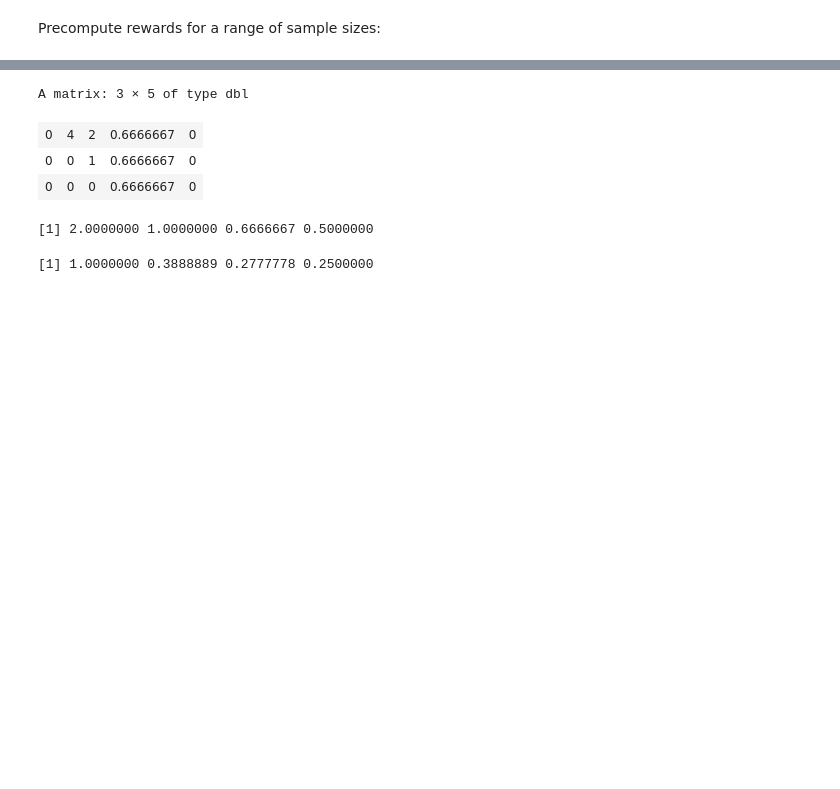
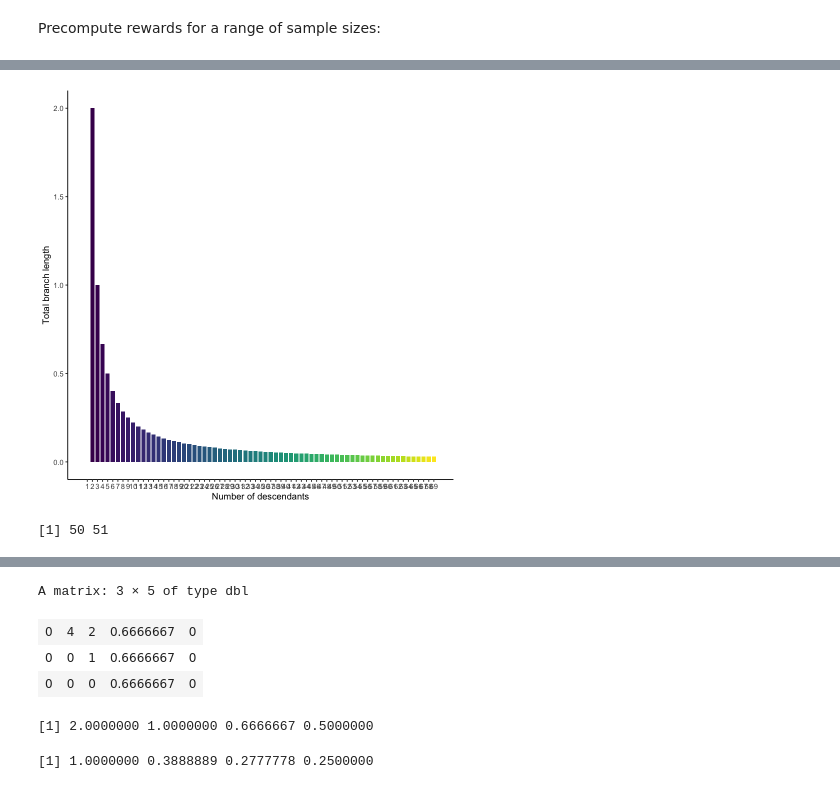
Before and after one commit to munch-group/phase-type-distributions, a Jupyter notebook: notebooks/partitions-R.ipynb, the cells around one changed output, grey strips where cells are left out. Drawn from its saved outputs; the diff is of its cells as text; code cells hidden in the pictures; blank space fills up the shorter version.

```diff
--- a/notebooks/partitions-R.ipynb
+++ b/notebooks/partitions-R.ipynb
@@ -250,0 +308,25 @@ Precompute rewards for a range of sample sizes:
+# %%
+sfs_rewards <- function(graph, sample_size) {
+    name <- paste("coalescent/", sample_size, sep="")
+    h5f <- H5Fopen("block_coal_rewards.h5")
+    if (H5Lexists(h5f, name)) {
+        rewards <- h5read(h5f,
+               name=paste("coalescent/", sample_size, sep=""))
+    } else {
+        tensor_dims <- c(sample_size, vertices_length(graph))
+        reward_list <- lapply(1:vertices_length(graph), function(i) do.call(reward_fun, as.list(c(sample_size, vertex_at(graph, i)$state))))
+        rewards <- array(unlist(reward_list), dim=tensor_dims)
+        # h5delete(h5f, name = paste("coalescent/", sample_size, sep=""))
+        h5write(rewards,
+                h5f,
+                name=paste("coalescent/", sample_size, sep=""))
+    }
+    H5Fclose(h5f)
+    return(rewards)
+}
+
+graph <- block_coalescent(69)
+rewards <- sfs_rewards(graph, 69)
+plot_sfs(graph, rewards)
+# %% [output]
+[figure, added]
@@ -250,0 +338,4 @@ Precompute rewards for a range of sample sizes:
+# %%
+dim(rewards)
+# %% [output]
+[1] 50 51
```
Also changed, not shown: parts of 28 cells of this notebook, 2 other files.
